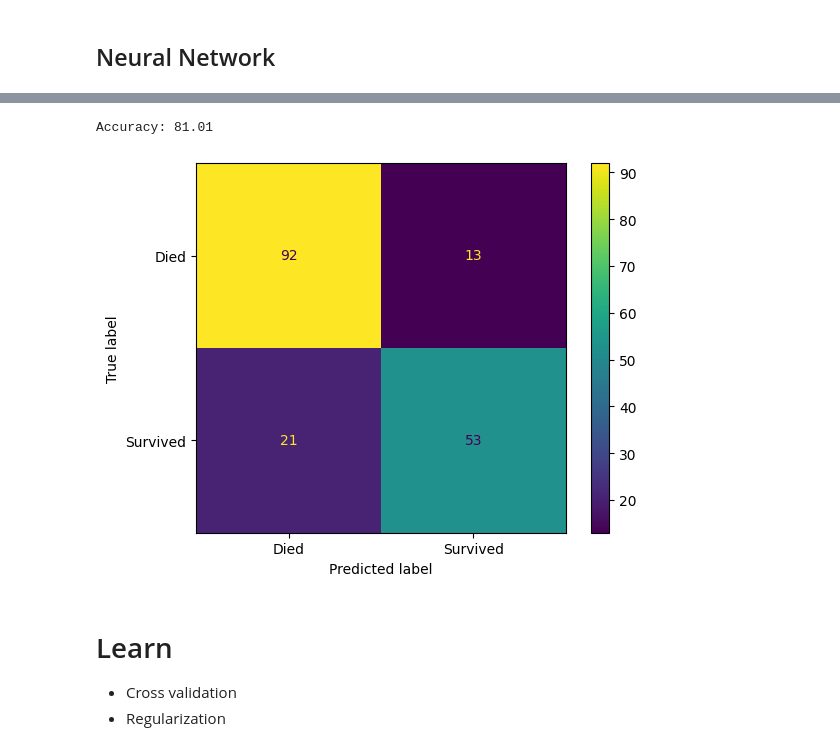
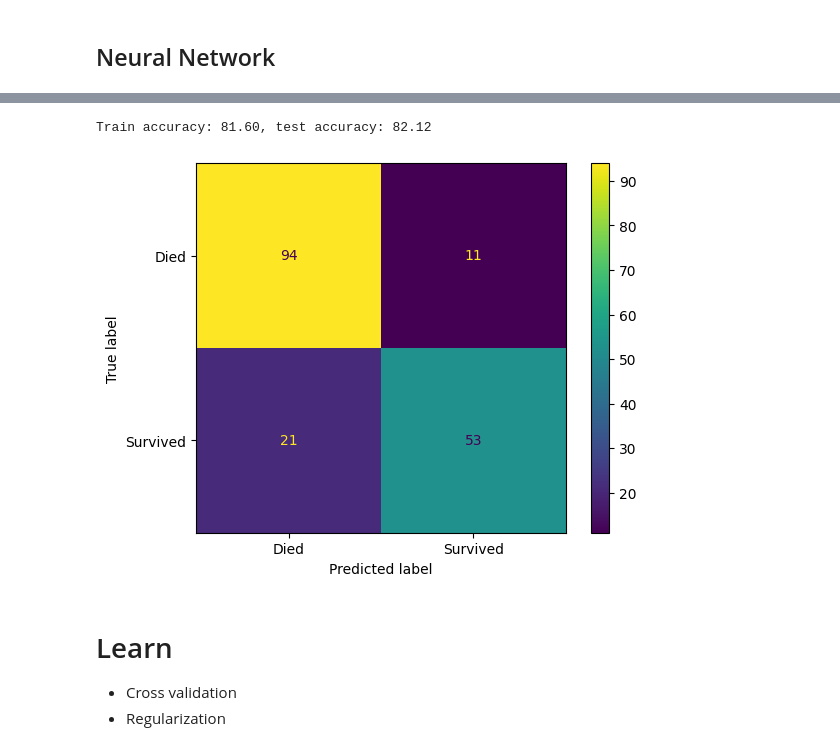
Before and after one commit to alexehrlich/titanic, a Jupyter notebook: data_exploration.ipynb, the cells around one changed output, grey strips where cells are left out. Drawn from its saved outputs; the diff is of its cells as text; code cells hidden in the pictures.

Commit message:
model evaluation

```diff
--- a/data_exploration.ipynb
+++ b/data_exploration.ipynb
@@ -89,7 +89,7 @@ cabin_df[cabin_df['Cabin'].str.contains('B22')]
 - extract title feature instead of Name
 - extract Deck feature instead of cabin
 # %%
-train_df = train_df[['Survived', 'Pclass', 'Name', 'Sex', 'Age', 'SibSp', 'Parch', 'Fare', 'Embarked', 'Cabin']]
+train_df = train_df[['Survived', 'Pclass', 'Name', 'Sex', 'Age', 'SibSp', 'Parch', 'Fare', 'Embarked', 'Cabin']].copy()
 train_df.loc[train_df['Name'].str.contains('Mr.'), 'Title'] = 'MR'
 train_df.loc[train_df['Name'].str.contains('Mrs.'), 'Title'] = 'MRS'
 train_df.loc[train_df['Name'].str.contains('Miss.'), 'Title'] = 'MISS'
@@ -99,5 +99,3 @@ train_df.loc[train_df['Name'].str.contains('Rev.'), 'Title'] = 'REV'
 train_df['Deck'] = train_df['Cabin'].str[0]
 
 train_df.drop(['Name', 'Cabin'], axis=1, inplace=True)
-
-train_df.info()
@@ -435,12 +410,16 @@ def split_data(train_df, numerical_features, categorical_features, target, test_
 # %%
 from sklearn.metrics import confusion_matrix, ConfusionMatrixDisplay
 
-def evaluate_prediction(y_pred, y_test, labels=['Died', 'Survived']):
-  if (type(y_pred) is torch.Tensor):
-    y_pred = np.reshape(y_pred.numpy(), newshape=len(y_test))
-  accuracy = (sum(y_pred == y_test) / len(y_test)) * 100
-  print(f"Accuracy: {accuracy:.2f}")
-  cm = confusion_matrix(y_test, y_pred)
+def evaluate_model(model, X_train, X_test, y_train, y_test, labels=['Died', 'Survived']):
+  y_pred_test = model.predict(X_test)
+  y_pred_train = model.predict(X_train)
+  if (type(y_pred_train) is torch.Tensor):
+    y_pred_test = np.reshape(y_pred_test.numpy(), newshape=len(y_test))
+    y_pred_train = np.reshape(y_pred_train.numpy(), newshape=len(y_train))
+  train_accuracy = (sum(y_pred_train == y_train) / len(y_train)) * 100
+  test_accuracy = (sum(y_pred_test == y_test) / len(y_test)) * 100
+  print(f"Train accuracy: {train_accuracy:.2f}, test accuracy: {test_accuracy:.2f}")
+  cm = confusion_matrix(y_test, y_pred_test)
   disp = ConfusionMatrixDisplay(confusion_matrix=cm, display_labels=labels)
   disp.plot()
 # %% [markdown]
@@ -696,8 +668,8 @@ Epoch 110: Train loss: 0.4253148237410723, Test_loss: 0.417078199707929, Test_ac
 # %%
-evaluate_prediction(model.predict(test_dataset.X), y_test)
+evaluate_model(model, train_dataset.X, test_dataset.X, train_dataset.y, test_dataset.y)
 # %% [output]
-Accuracy: 81.01
+Train accuracy: 81.60, test accuracy: 82.12
-[figure, old version]
+[figure, new version]
 # %% [markdown]
 # Learn
 - Cross validation
```
Also changed, not shown: parts of 5 cells of this notebook.
